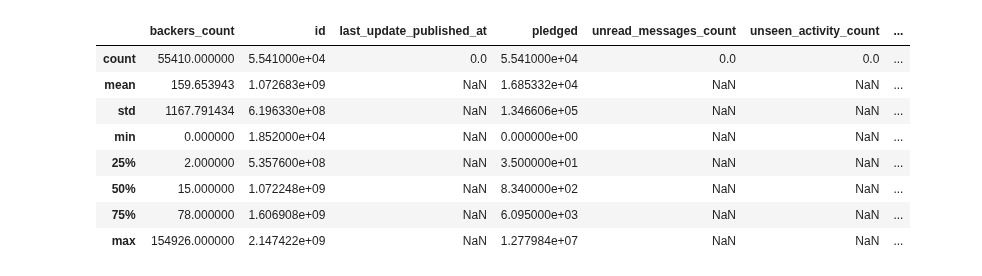
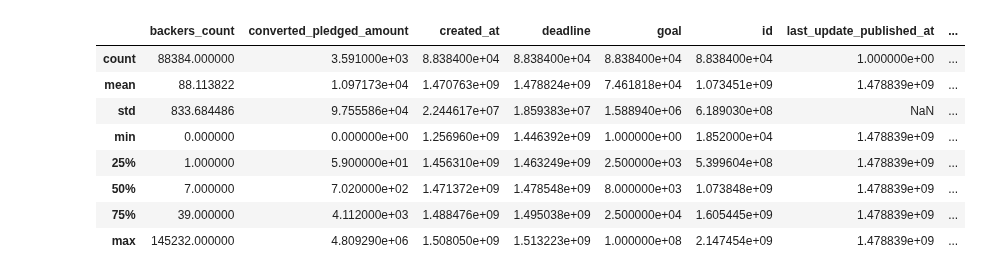
Before and after one commit to blanarik/kickstarter_success_prediction, a Jupyter notebook: 02_Kickstarter_selecting_data_from_webrobots.io.ipynb, the cells around one changed output. Drawn from its saved outputs; the diff is of its cells as text; code cells hidden in the pictures.

```diff
--- a/02_Kickstarter_selecting_data_from_webrobots.io.ipynb
+++ b/02_Kickstarter_selecting_data_from_webrobots.io.ipynb
@@ -62,14 +42,13 @@ for dir in dir_list:
     print('\n>>> DIRECTORY: '+dir)
     csv_list = os.listdir(path+dir)
     csv_count += len(csv_list)
+
+    # read every csv
     for csv in csv_list:
         print(csv, end=', ')
         data = pd.read_csv(path+dir+'\\'+csv)
         # fetch data about live projects
         df_live = df_live.append(data[data['state']=='live'], ignore_index=True)
-
-        # drop selected columns
-        data.drop(cols_to_drop_end_state, axis=1, inplace=True)
 
         # fetch data about projects marked 'live' in previous periods after their end in following periods
         df_live_after_end = df_live_after_end.append(data[data['state']!='live'], ignore_index=True)
@@ -113,3 +79,0 @@ df_live[df_live['id'].isin(df_live_after_end['id'])].describe()
-# %%
-df_live.drop_duplicates(subset='id', inplace=True)
-df_live[df_live['id'].isin(df_live_after_end['id'])].describe()
@@ -126,13 +120,13 @@ df_live[df_live['id'].isin(df_live_after_end['id'])].describe()
 # %%
-df_live_after_end.describe()
+df_live.describe()
 # %% [output]
-|  | backers_count | id | last_update_published_at | pledged | unread_messages_count | unseen_activity_count | ... |
-| count | 55410.000000 | 5.541000e+04 | 0.0 | 5.541000e+04 | 0.0 | 0.0 | ... |
-| mean | 159.653943 | 1.072683e+09 | NaN | 1.685332e+04 | NaN | NaN | ... |
-| std | 1167.791434 | 6.196330e+08 | NaN | 1.346606e+05 | NaN | NaN | ... |
-| min | 0.000000 | 1.852000e+04 | NaN | 0.000000e+00 | NaN | NaN | ... |
-| 25% | 2.000000 | 5.357600e+08 | NaN | 3.500000e+01 | NaN | NaN | ... |
-| 50% | 15.000000 | 1.072248e+09 | NaN | 8.340000e+02 | NaN | NaN | ... |
-| 75% | 78.000000 | 1.606908e+09 | NaN | 6.095000e+03 | NaN | NaN | ... |
-| max | 154926.000000 | 2.147422e+09 | NaN | 1.277984e+07 | NaN | NaN | ... |
+|  | backers_count | converted_pledged_amount | created_at | deadline | goal | id | last_update_published_at | ... |
+| count | 88384.000000 | 3.591000e+03 | 8.838400e+04 | 8.838400e+04 | 8.838400e+04 | 8.838400e+04 | 1.000000e+00 | ... |
+| mean | 88.113822 | 1.097173e+04 | 1.470763e+09 | 1.478824e+09 | 7.461818e+04 | 1.073451e+09 | 1.478839e+09 | ... |
+| std | 833.684486 | 9.755586e+04 | 2.244617e+07 | 1.859383e+07 | 1.588940e+06 | 6.189030e+08 | NaN | ... |
+| min | 0.000000 | 0.000000e+00 | 1.256960e+09 | 1.446392e+09 | 1.000000e+00 | 1.852000e+04 | 1.478839e+09 | ... |
+| 25% | 1.000000 | 5.900000e+01 | 1.456310e+09 | 1.463249e+09 | 2.500000e+03 | 5.399604e+08 | 1.478839e+09 | ... |
+| 50% | 7.000000 | 7.020000e+02 | 1.471372e+09 | 1.478548e+09 | 8.000000e+03 | 1.073848e+09 | 1.478839e+09 | ... |
+| 75% | 39.000000 | 4.112000e+03 | 1.488476e+09 | 1.495038e+09 | 2.500000e+04 | 1.605445e+09 | 1.478839e+09 | ... |
+| max | 145232.000000 | 4.809290e+06 | 1.508050e+09 | 1.513223e+09 | 1.000000e+08 | 2.147454e+09 | 1.478839e+09 | ... |
 # %%
```
Also changed, not shown: parts of 14 cells of this notebook, 1 other file.
